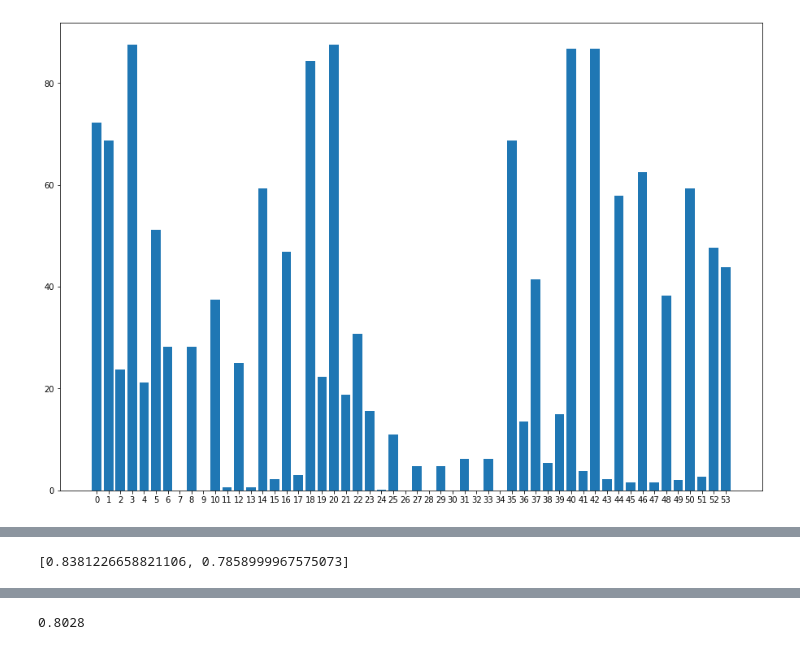
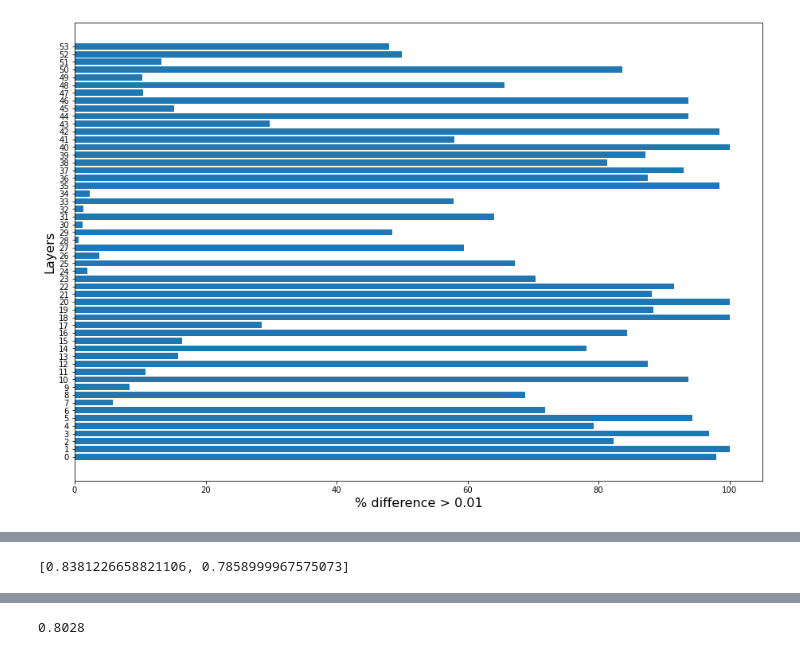
Before and after one commit to amitab/master_thesis, a Jupyter notebook: src/ensembles/rnd_init/weight_analysis.ipynb, the cells around one changed output, grey strips where cells are left out. Drawn from its saved outputs; the diff is of its cells as text; code cells hidden in the pictures.

```diff
--- a/src/ensembles/rnd_init/weight_analysis.ipynb
+++ b/src/ensembles/rnd_init/weight_analysis.ipynb
@@ -31,7 +31,7 @@ def weights_diff(model1, model2):
       max = 0
       for cell in np.nditer(model_diff[i]):
         current_layer_size += 1
-        if abs(cell) > 0.01:
+        if abs(cell) > 0.001:
           total_nonzero += 1
           if abs(cell) > max:
             max = cell
@@ -58,7 +58,7 @@ def weights_diff_stats(model1, model2):
       max = 0
       for cell in np.nditer(model_diff[i]):
         current_layer_size += 1
-        if abs(cell) > 0.01:
+        if abs(cell) > 0.001:
           total_nonzero += 1
           if abs(cell) > max:
             max = cell
@@ -96,15 +96,21 @@ m3 = tf.keras.models.load_model('models/3_resnet_28_2')
 # %%
 # weights_diff(m1, m2)
 
 stats = weights_diff_stats(m1, m2)
 
 fig = plt.figure()
 ax = fig.add_axes([0,0,2,2])
 layers = [f"{i}" for i in range(len(stats))]
-ax.bar(layers,stats)
+ax.barh(layers,stats)
+
+plt.ylabel('Layers', fontsize=16)
+plt.xlabel('% difference > 0.01', fontsize=16)
+
 plt.show()
+
+fig.savefig("resnet_sgdw_1_2_comp.jpg", bbox_inches='tight', dpi=300)
 
 m1.evaluate(x_test, y_test)
 m2.evaluate(x_test, y_test)
 # %% [output]
-[figure, old version]
+[figure, new version]
```
Also changed, not shown: parts of 2 cells of this notebook, 2 other files.
